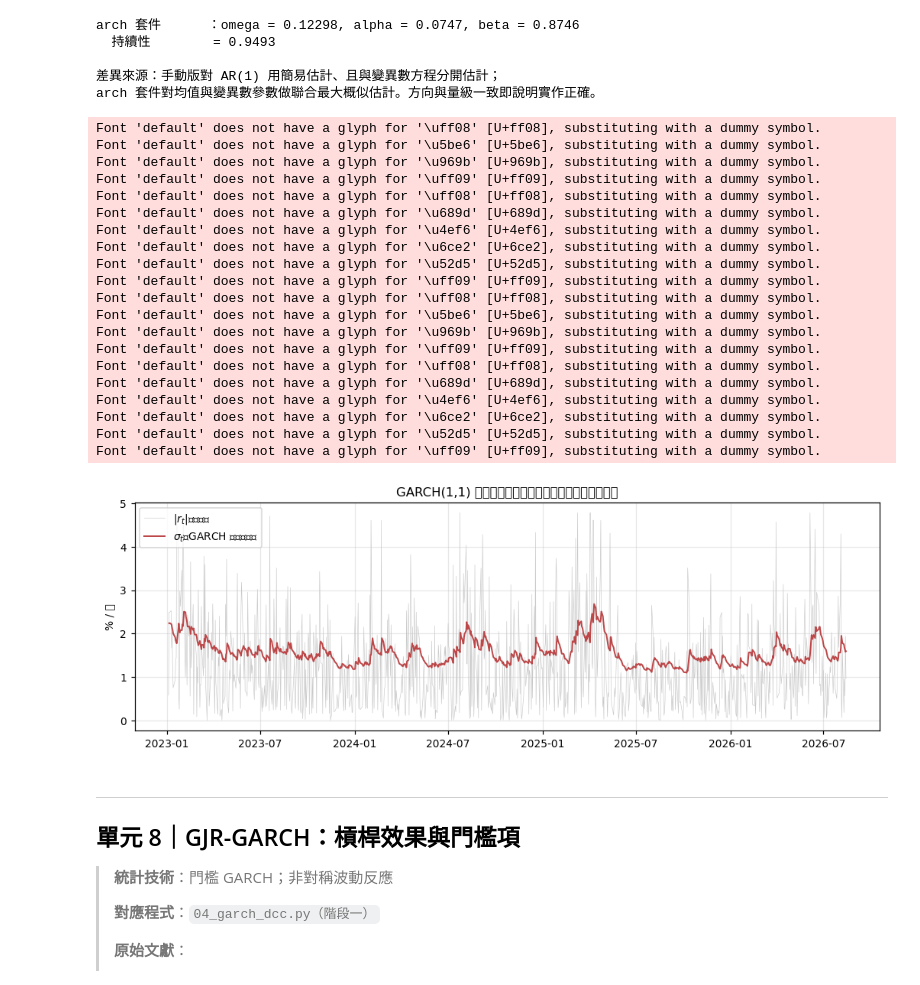
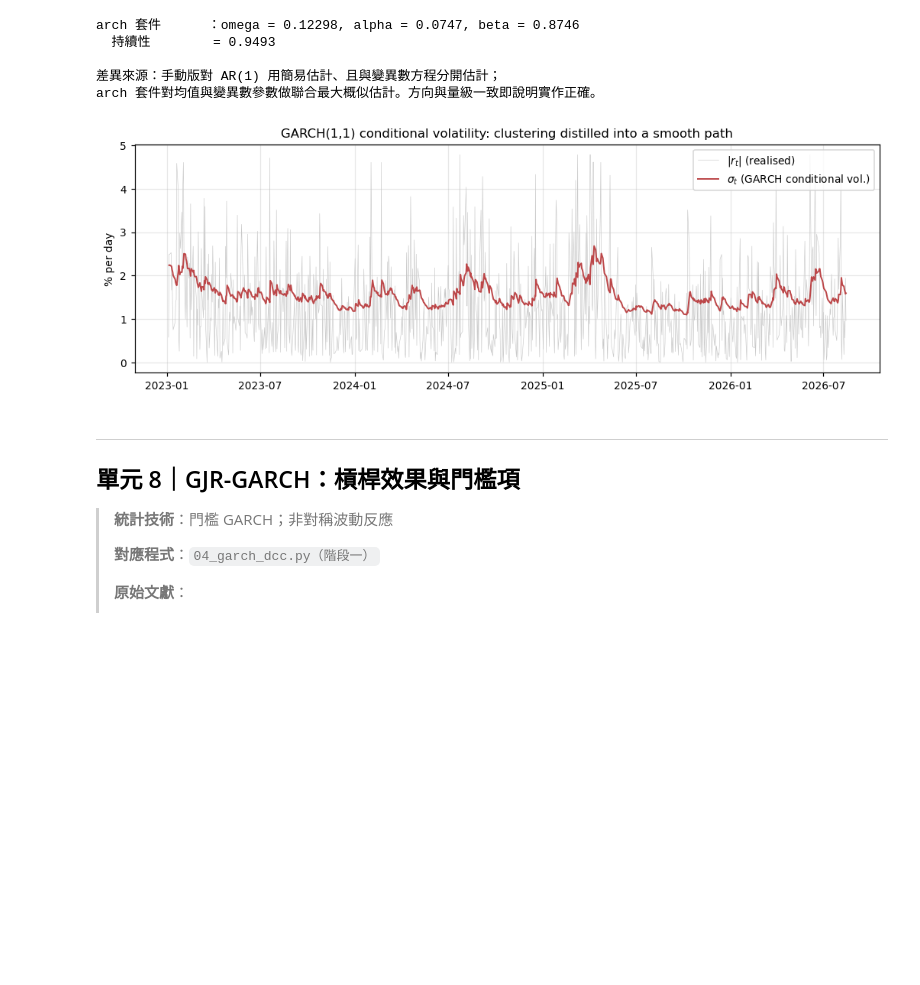
Before and after one commit to jerome-maker/tokenized-treasury-spillovers, a Jupyter notebook: teaching/research_methods.ipynb, the cells around one changed output. Drawn from its saved outputs; the diff is of its cells as text; code cells hidden in the pictures; blank space fills up the shorter version.

```diff
--- a/teaching/research_methods.ipynb
+++ b/teaching/research_methods.ipynb
@@ -1278,40 +1255,20 @@ arch 套件對均值與變異數參數做聯合最大概似估計。方向與量
 # %%
 # ---------------------------------------------------------------------------
 # 視覺化：條件波動路徑 vs 絕對報酬
 # ---------------------------------------------------------------------------
 r_series = panel["R_FANG"].dropna()
 cond_vol = fit.conditional_volatility
 
 fig, ax = plt.subplots(figsize=(9.5, 3.4))
-ax.plot(r_series.index, r_series.abs(), lw=0.4, color="#c9c9c9", label="$|r_t|$（實際）")
-ax.plot(cond_vol.index, cond_vol, lw=1.3, color="#bc4749", label=r"$\sigma_t$（GARCH 條件波動）")
-ax.set_title("GARCH(1,1) 條件波動：把叢聚結構萃取成一條平滑路徑")
-ax.set_ylabel("% / 日")
+ax.plot(r_series.index, r_series.abs(), lw=0.4, color="#c9c9c9", label="$|r_t|$ (realised)")
+ax.plot(cond_vol.index, cond_vol, lw=1.3, color="#bc4749", label=r"$\sigma_t$ (GARCH conditional vol.)")
+ax.set_title("GARCH(1,1) conditional volatility: clustering distilled into a smooth path")
+ax.set_ylabel("% per day")
 ax.legend()
 fig.tight_layout()
 plt.show()
 # %% [output]
-Font 'default' does not have a glyph for '\uff08' [U+ff08], substituting with a dummy symbol.
-Font 'default' does not have a glyph for '\u5be6' [U+5be6], substituting with a dummy symbol.
-Font 'default' does not have a glyph for '\u969b' [U+969b], substituting with a dummy symbol.
-Font 'default' does not have a glyph for '\uff09' [U+ff09], substituting with a dummy symbol.
-Font 'default' does not have a glyph for '\uff08' [U+ff08], substituting with a dummy symbol.
-Font 'default' does not have a glyph for '\u689d' [U+689d], substituting with a dummy symbol.
-Font 'default' does not have a glyph for '\u4ef6' [U+4ef6], substituting with a dummy symbol.
-Font 'default' does not have a glyph for '\u6ce2' [U+6ce2], substituting with a dummy symbol.
-Font 'default' does not have a glyph for '\u52d5' [U+52d5], substituting with a dummy symbol.
-Font 'default' does not have a glyph for '\uff09' [U+ff09], substituting with a dummy symbol.
-Font 'default' does not have a glyph for '\uff08' [U+ff08], substituting with a dummy symbol.
-Font 'default' does not have a glyph for '\u5be6' [U+5be6], substituting with a dummy symbol.
-Font 'default' does not have a glyph for '\u969b' [U+969b], substituting with a dummy symbol.
-Font 'default' does not have a glyph for '\uff09' [U+ff09], substituting with a dummy symbol.
-Font 'default' does not have a glyph for '\uff08' [U+ff08], substituting with a dummy symbol.
-Font 'default' does not have a glyph for '\u689d' [U+689d], substituting with a dummy symbol.
-Font 'default' does not have a glyph for '\u4ef6' [U+4ef6], substituting with a dummy symbol.
-Font 'default' does not have a glyph for '\u6ce2' [U+6ce2], substituting with a dummy symbol.
-Font 'default' does not have a glyph for '\u52d5' [U+52d5], substituting with a dummy symbol.
-Font 'default' does not have a glyph for '\uff09' [U+ff09], substituting with a dummy symbol.
-[figure, old version]
+[figure, new version]
 # %% [markdown]
 ---
 
```
Also changed, not shown: parts of 20 cells of this notebook, 10 other files.
